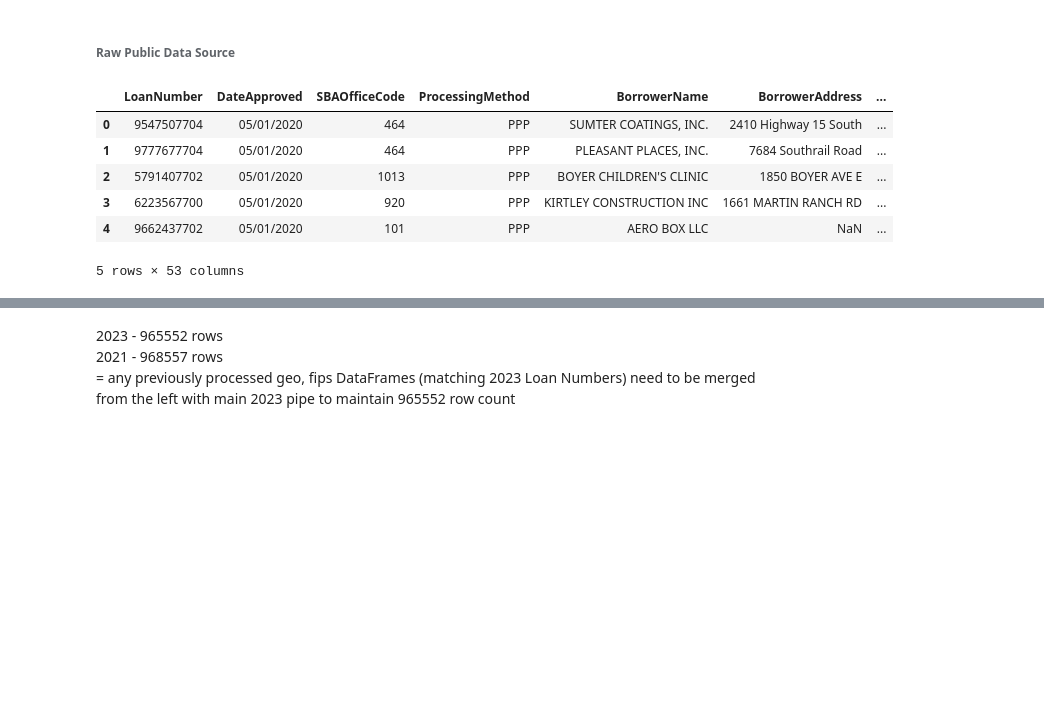
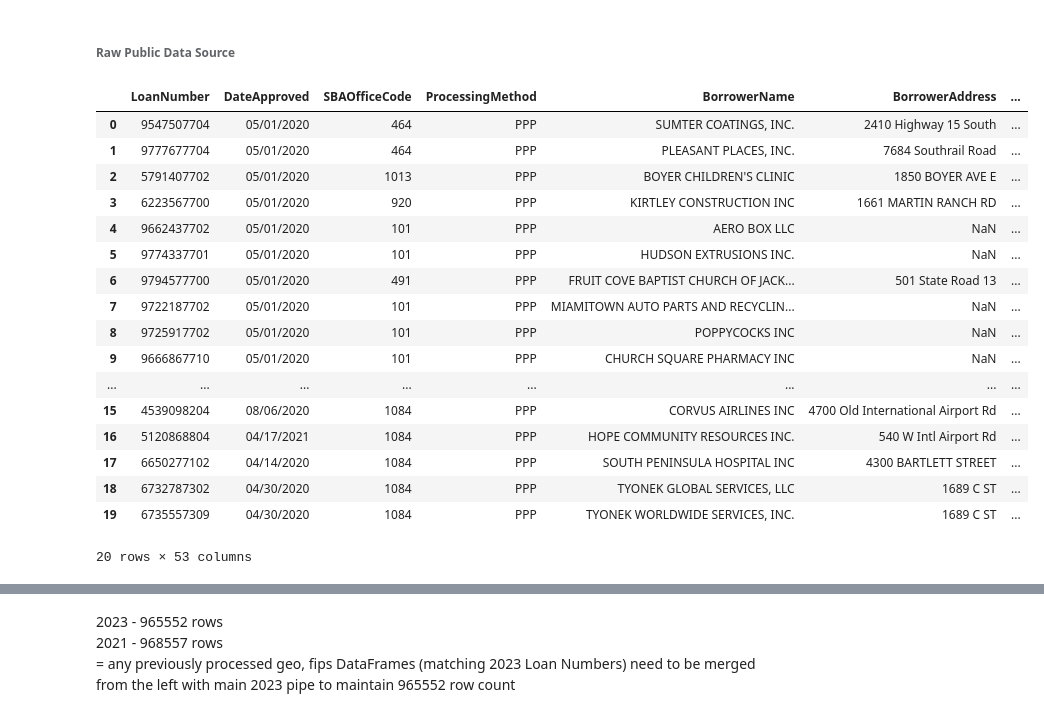
Before and after one commit to cspence001/mapdata_finalization_notebooks, a Jupyter notebook: main_label_pipe_23.ipynb, the cells around one changed output, grey strips where cells are left out. Cells and saved outputs as stored; diff of their text form; code cells hidden in the pictures; blank space fills up the shorter version.

```diff
--- a/main_label_pipe_23.ipynb
+++ b/main_label_pipe_23.ipynb
@@ -9,12 +9,23 @@ from tqdm.notebook import tqdm
 csv_path_update = "../data/raw/>150K/public_150k_plus_230630.csv"
 # %%
 ppp_df_23 = pd.read_csv(csv_path_update)
-ppp_df_23.head()
+ppp_df_23.head(20)
 # %% [output]
 |  | LoanNumber | DateApproved | SBAOfficeCode | ProcessingMethod | BorrowerName | BorrowerAddress | ... |
 | 0 | 9547507704 | 05/01/2020 | 464 | PPP | SUMTER COATINGS, INC. | 2410 Highway 15 South | ... |
 | 1 | 9777677704 | 05/01/2020 | 464 | PPP | PLEASANT PLACES, INC. | 7684 Southrail Road | ... |
 | 2 | 5791407702 | 05/01/2020 | 1013 | PPP | BOYER CHILDREN'S CLINIC | 1850 BOYER AVE E | ... |
 | 3 | 6223567700 | 05/01/2020 | 920 | PPP | KIRTLEY CONSTRUCTION INC | 1661 MARTIN RANCH RD | ... |
 | 4 | 9662437702 | 05/01/2020 | 101 | PPP | AERO BOX LLC | NaN | ... |
+| 5 | 9774337701 | 05/01/2020 | 101 | PPP | HUDSON EXTRUSIONS INC. | NaN | ... |
+| 6 | 9794577700 | 05/01/2020 | 491 | PPP | FRUIT COVE BAPTIST CHURCH OF JACK... | 501 State Road 13 | ... |
+| 7 | 9722187702 | 05/01/2020 | 101 | PPP | MIAMITOWN AUTO PARTS AND RECYCLIN... | NaN | ... |
+| 8 | 9725917702 | 05/01/2020 | 101 | PPP | POPPYCOCKS INC | NaN | ... |
+| 9 | 9666867710 | 05/01/2020 | 101 | PPP | CHURCH SQUARE PHARMACY INC | NaN | ... |
+| ... | ... | ... | ... | ... | ... | ... | ... |
+| 15 | 4539098204 | 08/06/2020 | 1084 | PPP | CORVUS AIRLINES INC | 4700 Old International Airport Rd | ... |
+| 16 | 5120868804 | 04/17/2021 | 1084 | PPP | HOPE COMMUNITY RESOURCES INC. | 540 W Intl Airport Rd | ... |
+| 17 | 6650277102 | 04/14/2020 | 1084 | PPP | SOUTH PENINSULA HOSPITAL INC | 4300 BARTLETT STREET | ... |
+| 18 | 6732787302 | 04/30/2020 | 1084 | PPP | TYONEK GLOBAL SERVICES, LLC | 1689 C ST | ... |
+| 19 | 6735557309 | 04/30/2020 | 1084 | PPP | TYONEK WORLDWIDE SERVICES, INC. | 1689 C ST | ... |
-5 rows × 53 columns
+20 rows × 53 columns
```
Also changed, not shown: parts of 60 cells of this notebook, 7 other files.
